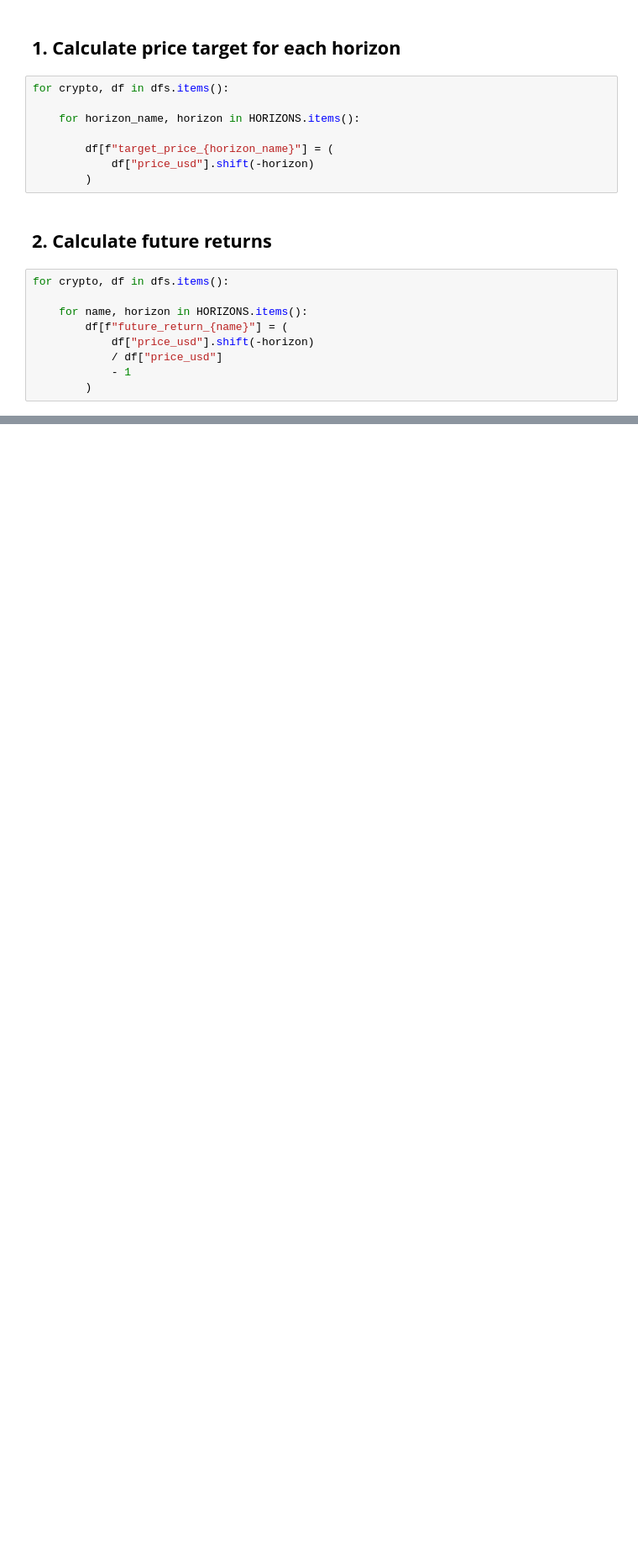
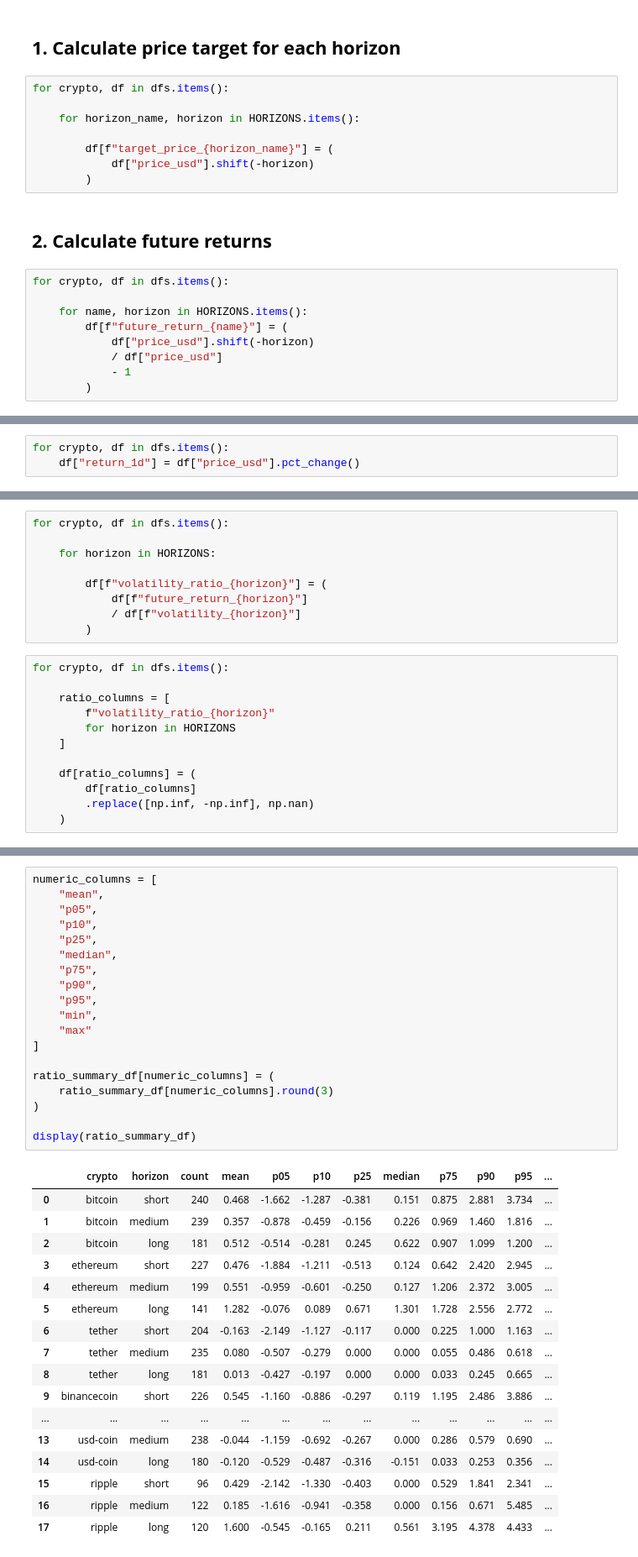
Before and after one commit to irene-martin-rod/CryptoTrendPredictor, a Jupyter notebook: notebooks/3-target_definition.ipynb, the cells around one changed output, grey strips where cells are left out. Shown at 84% size. Drawn from its saved outputs; the diff is of its cells as text; blank space fills up the shorter version.

```diff
--- a/notebooks/3-target_definition.ipynb
+++ b/notebooks/3-target_definition.ipynb
@@ -166,0 +183,3 @@ dfs["bitcoin"][
+# %%
+for crypto, df in dfs.items():
+    df["return_1d"] = df["price_usd"].pct_change()
@@ -166,0 +278,21 @@ dfs["bitcoin"][
+# %%
+for crypto, df in dfs.items():
+
+    for horizon in HORIZONS:
+
+        df[f"volatility_ratio_{horizon}"] = (
+            df[f"future_return_{horizon}"]
+            / df[f"volatility_{horizon}"]
+        )
+# %%
+for crypto, df in dfs.items():
+
+    ratio_columns = [
+        f"volatility_ratio_{horizon}"
+        for horizon in HORIZONS
+    ]
+
+    df[ratio_columns] = (
+        df[ratio_columns]
+        .replace([np.inf, -np.inf], np.nan)
+    )
@@ -166,0 +379,37 @@ dfs["bitcoin"][
+# %%
+numeric_columns = [
+    "mean",
+    "p05",
+    "p10",
+    "p25",
+    "median",
+    "p75",
+    "p90",
+    "p95",
+    "min",
+    "max"
+]
+
+ratio_summary_df[numeric_columns] = (
+    ratio_summary_df[numeric_columns].round(3)
+)
+
+display(ratio_summary_df)
+# %% [output]
+|  | crypto | horizon | count | mean | p05 | p10 | p25 | median | p75 | p90 | p95 | ... |
+| 0 | bitcoin | short | 240 | 0.468 | -1.662 | -1.287 | -0.381 | 0.151 | 0.875 | 2.881 | 3.734 | ... |
+| 1 | bitcoin | medium | 239 | 0.357 | -0.878 | -0.459 | -0.156 | 0.226 | 0.969 | 1.460 | 1.816 | ... |
+| 2 | bitcoin | long | 181 | 0.512 | -0.514 | -0.281 | 0.245 | 0.622 | 0.907 | 1.099 | 1.200 | ... |
+| 3 | ethereum | short | 227 | 0.476 | -1.884 | -1.211 | -0.513 | 0.124 | 0.642 | 2.420 | 2.945 | ... |
+| 4 | ethereum | medium | 199 | 0.551 | -0.959 | -0.601 | -0.250 | 0.127 | 1.206 | 2.372 | 3.005 | ... |
+| 5 | ethereum | long | 141 | 1.282 | -0.076 | 0.089 | 0.671 | 1.301 | 1.728 | 2.556 | 2.772 | ... |
+| 6 | tether | short | 204 | -0.163 | -2.149 | -1.127 | -0.117 | 0.000 | 0.225 | 1.000 | 1.163 | ... |
+| 7 | tether | medium | 235 | 0.080 | -0.507 | -0.279 | 0.000 | 0.000 | 0.055 | 0.486 | 0.618 | ... |
+| 8 | tether | long | 181 | 0.013 | -0.427 | -0.197 | 0.000 | 0.000 | 0.033 | 0.245 | 0.665 | ... |
+| 9 | binancecoin | short | 226 | 0.545 | -1.160 | -0.886 | -0.297 | 0.119 | 1.195 | 2.486 | 3.886 | ... |
+| ... | ... | ... | ... | ... | ... | ... | ... | ... | ... | ... | ... | ... |
+| 13 | usd-coin | medium | 238 | -0.044 | -1.159 | -0.692 | -0.267 | 0.000 | 0.286 | 0.579 | 0.690 | ... |
+| 14 | usd-coin | long | 180 | -0.120 | -0.529 | -0.487 | -0.316 | -0.151 | 0.033 | 0.253 | 0.356 | ... |
+| 15 | ripple | short | 96 | 0.429 | -2.142 | -1.330 | -0.403 | 0.000 | 0.529 | 1.841 | 2.341 | ... |
+| 16 | ripple | medium | 122 | 0.185 | -1.616 | -0.941 | -0.358 | 0.000 | 0.156 | 0.671 | 5.485 | ... |
+| 17 | ripple | long | 120 | 1.600 | -0.545 | -0.165 | 0.211 | 0.561 | 3.195 | 4.378 | 4.433 | ... |
```
Also changed, not shown: parts of 13 cells of this notebook.
